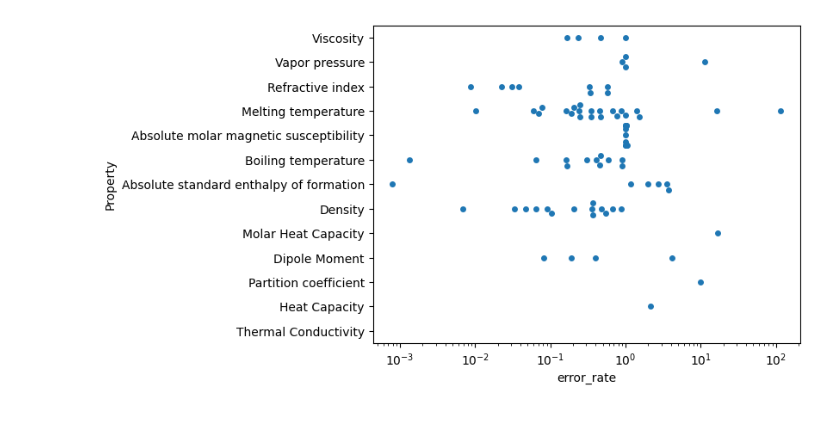
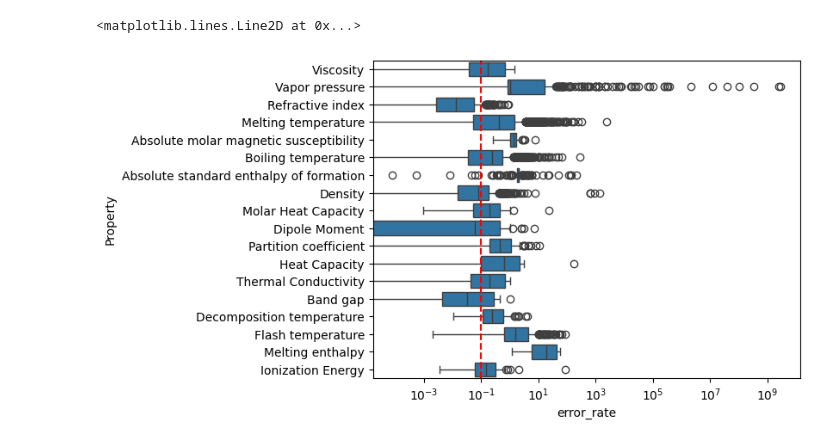
Before and after one commit to KanHatakeyama/self-chem-learn-llm, a Jupyter notebook: 0920evaluate_prediction_accuracy/analyze_evaluation.ipynb, the cells around one changed output. Drawn from its saved outputs; the diff is of its cells as text; code cells hidden in the pictures.

Commit message:
eval

```diff
--- a/0920evaluate_prediction_accuracy/analyze_evaluation.ipynb
+++ b/0920evaluate_prediction_accuracy/analyze_evaluation.ipynb
@@ -4,6 +4,7 @@ import seaborn as sns
 import matplotlib.pyplot as plt
 
 target_json="eval_results/meta-llama_Meta-Llama-3.1-8B-Instruct.json"
+target_json="eval_results/meta-llama_Meta-Llama-3.1-70B-Instruct.json"
 # %%
 df=pd.read_json(target_json)
 # %%
@@ -26,10 +43,13 @@ df[df["error_rate"]!=df["error_rate"]]["predicted_text"].tolist()
 # %%
-sns.swarmplot(x="error_rate",y="Property",data=sel_df)
+sns.boxplot(x="error_rate",y="Property",data=sel_df)
 #plt.xlim(0,2)
 #xはlog
 plt.xscale("log")
+#x=0.1に縦線を引く
+plt.axvline(x=0.1, color='r', linestyle='--')
 # %% [output]
+<matplotlib.lines.Line2D at 0x...>
-[figure, old version]
+[figure, new version]
 # %%
 df
 # %% [output]
```
Also changed, not shown: parts of 3 cells of this notebook, 3 other files.
